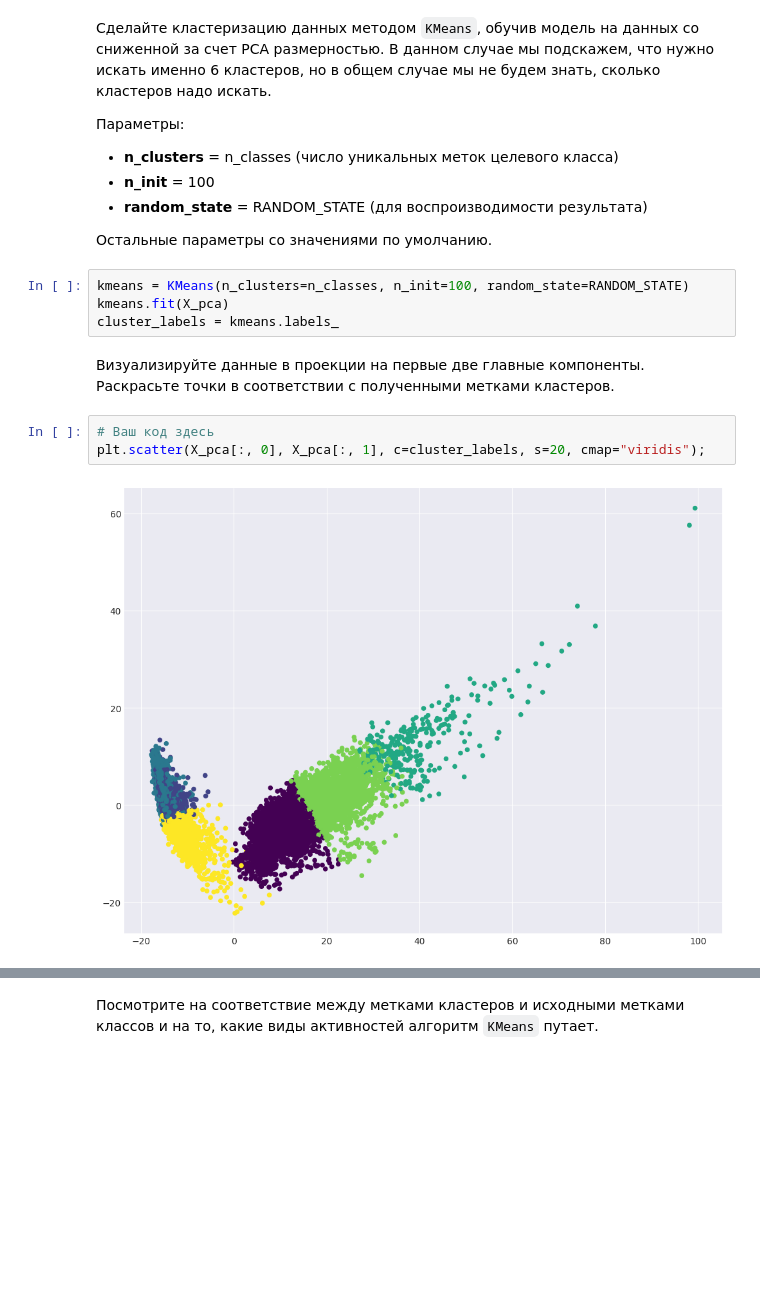
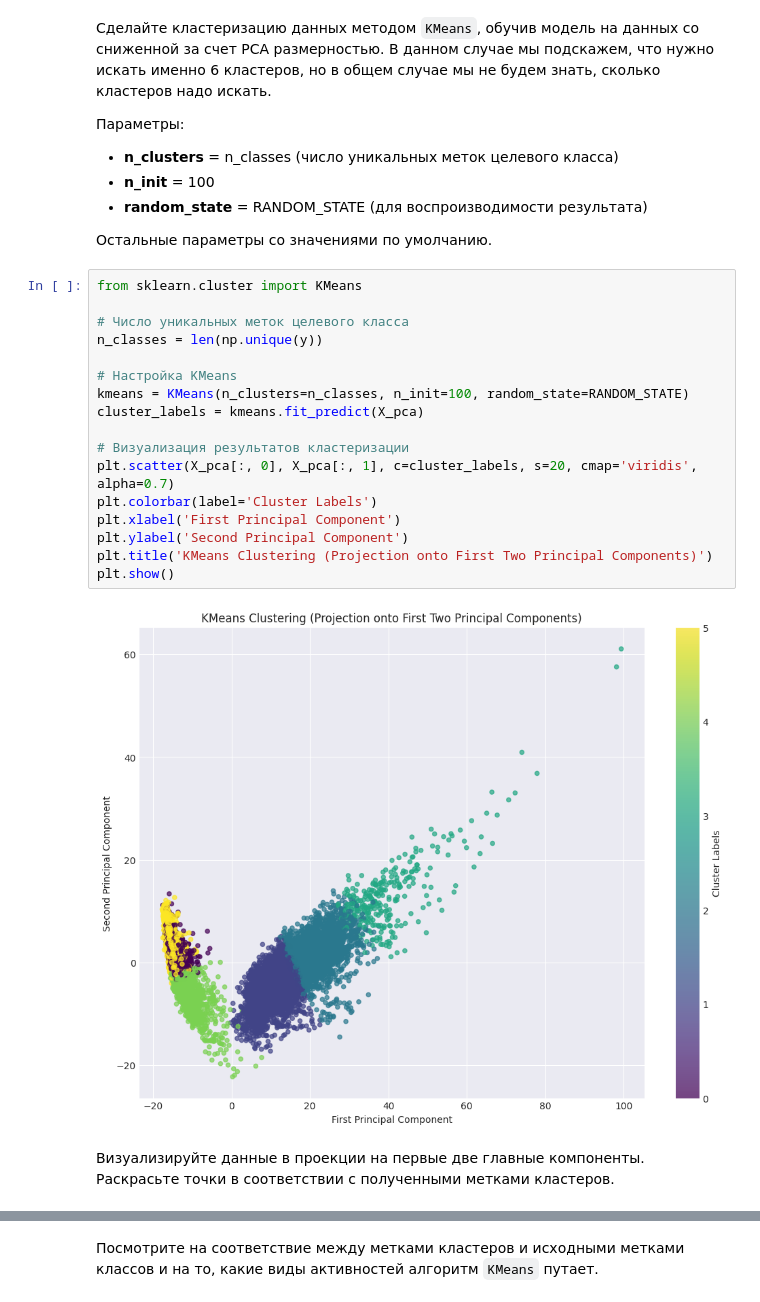
Before and after one commit to Atlantxyz/ml, a Jupyter notebook: Тема 7/assignment07_unsupervised_learning (1).ipynb, the cells around one changed output, grey strips where cells are left out. Drawn from its saved outputs; the diff is of its cells as text; blank space fills up the shorter version.

```diff
--- a/Тема 7/assignment07_unsupervised_learning (1).ipynb
+++ b/Тема 7/assignment07_unsupervised_learning (1).ipynb
@@ -131,14 +147,24 @@ plt.scatter(X_pca[:, 0], X_pca[:, 1], c=y, s=20, cmap="viridis");
 - **random_state** = RANDOM_STATE (для воспроизводимости результата)
 
 Остальные параметры со значениями по умолчанию.
-# %%
-kmeans = KMeans(n_clusters=n_classes, n_init=100, random_state=RANDOM_STATE)
-kmeans.fit(X_pca)
-cluster_labels = kmeans.labels_
+# %%
+from sklearn.cluster import KMeans
+
+# Число уникальных меток целевого класса
+n_classes = len(np.unique(y))
+
+# Настройка KMeans
+kmeans = KMeans(n_clusters=n_classes, n_init=100, random_state=RANDOM_STATE)
+cluster_labels = kmeans.fit_predict(X_pca)
+
+# Визуализация результатов кластеризации
+plt.scatter(X_pca[:, 0], X_pca[:, 1], c=cluster_labels, s=20, cmap='viridis', alpha=0.7)
+plt.colorbar(label='Cluster Labels')
+plt.xlabel('First Principal Component')
+plt.ylabel('Second Principal Component')
+plt.title('KMeans Clustering (Projection onto First Two Principal Components)')
+plt.show()
+# %% [output]
+[figure, added]
 # %% [markdown]
 Визуализируйте данные в проекции на первые две главные компоненты. Раскрасьте точки в соответствии с полученными метками кластеров.
-# %%
-# Ваш код здесь
-plt.scatter(X_pca[:, 0], X_pca[:, 1], c=cluster_labels, s=20, cmap="viridis");
-# %% [output]
-[figure, removed]
```
Also changed, not shown: parts of 40 cells of this notebook.
